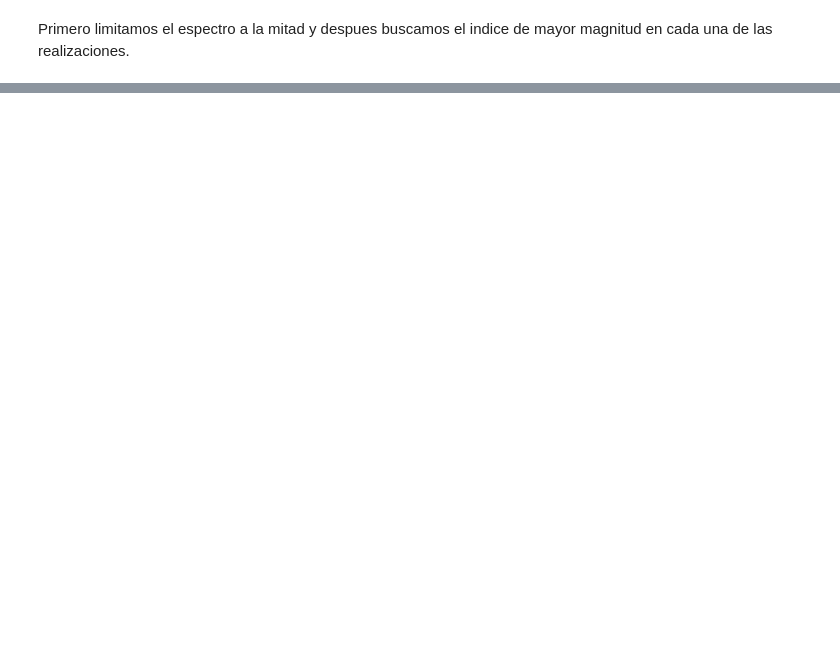
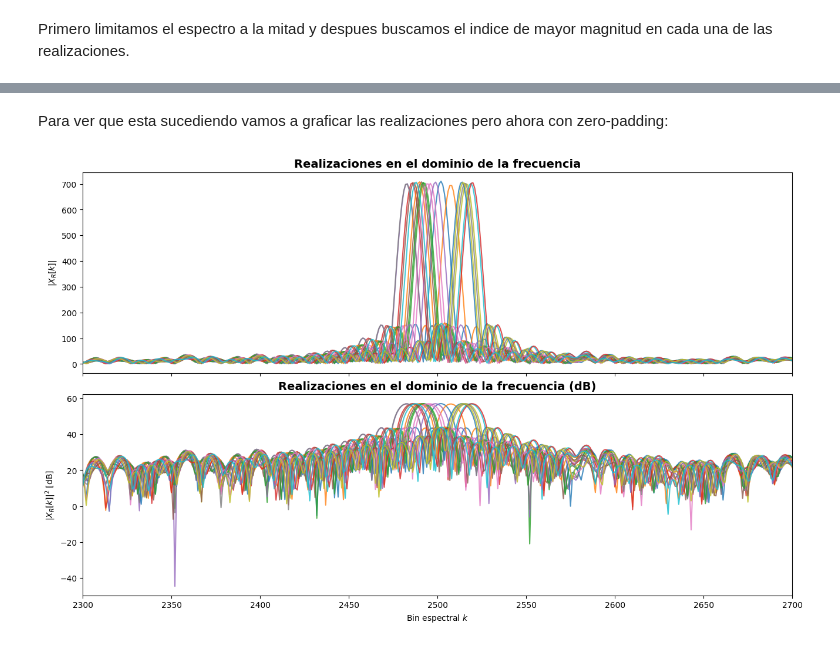
Before and after one commit to tomzuran/PDS2026, a Jupyter notebook: est_espectral2.ipynb, the cells around one changed output, grey strips where cells are left out. Cells and saved outputs as stored; diff of their text form; code cells hidden in the pictures; blank space fills up the shorter version.

```diff
--- a/est_espectral2.ipynb
+++ b/est_espectral2.ipynb
@@ -706,0 +1114,68 @@ _ = plt.hist(estimador_omega)
+# %% [markdown]
+Para ver que esta sucediendo vamos a graficar las realizaciones pero ahora con zero-padding:
+# %%
+import seaborn as sns
+
+x_fft = np.fft.fft(x10db, axis=1, n=N*10)
+x_fft_abs = np.abs(x_fft)[:, 0:(N*10)//2]
+
+fig, axs = plt.subplots(
+    2, 1,
+    figsize=(13, 8),
+    sharex=True,
+    constrained_layout=True
+)
+
+
+# =========================
+# Dominio lineal
+# =========================
+for i in range(20):
+    sns.lineplot(
+        x=x_fft_abs.shape[1] * [0] + np.arange(x_fft_abs.shape[1]),
+        y=x_fft_abs[i, :],
+        ax=axs[0],
+        linewidth=1.5,
+        alpha=0.8,
+        legend=False
+    )
+
+axs[0].set_title(
+    "Realizaciones en el dominio de la frecuencia",
+    fontsize=14,
+    weight='bold'
+)
+
+axs[0].set_ylabel(r"$|X_R[k]|$")
+axs[0].set_xlabel(r"Bin espectral $k$")
+
+axs[0].set_xlim((10*N)//4 - 200, (10*N)//4 + 200)
+
+# =========================
+# Dominio en dB
+# =========================
+for i in range(20):
+    sns.lineplot(
+        x=x_fft_abs.shape[1] * [0] + np.arange(x_fft_abs.shape[1]),
+        y=20 * np.log10(x_fft_abs[i, :] + 1e-12),
+        ax=axs[1],
+        linewidth=1.5,
+        alpha=0.8,
+        legend=False
+    )
+
+axs[1].set_title(
+    "Realizaciones en el dominio de la frecuencia (dB)",
+    fontsize=14,
+    weight='bold'
+)
+
+axs[1].set_xlabel(r"Bin espectral $k$")
+axs[1].set_ylabel(r"$|X_R[k]|^2$ [dB]")
+
+
+axs[1].set_xlim((10*N)//4 - 200, (10*N)//4 + 200)
+
+plt.show()
+# %% [output]
+[figure, added]
```
Also changed, not shown: parts of 34 cells of this notebook.
